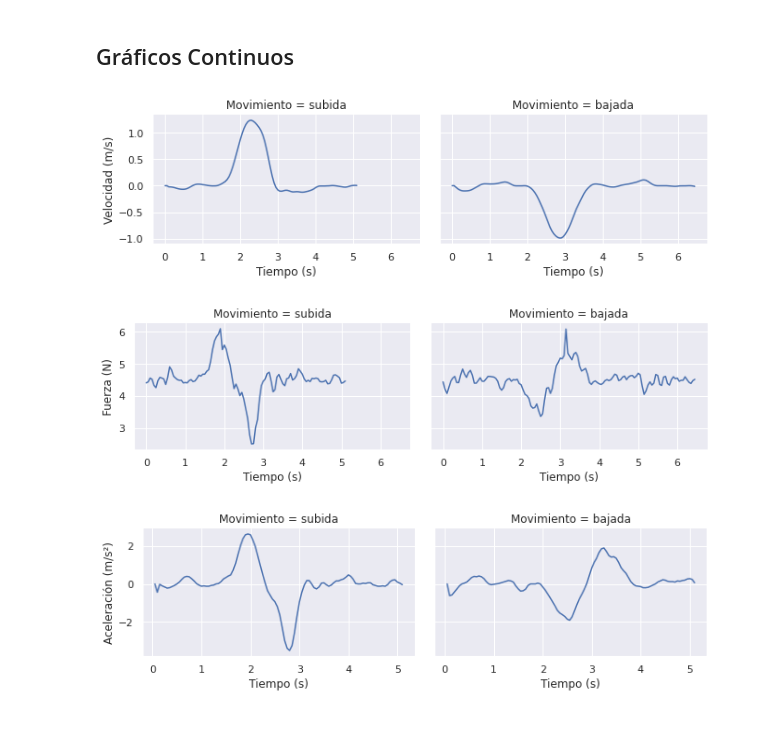
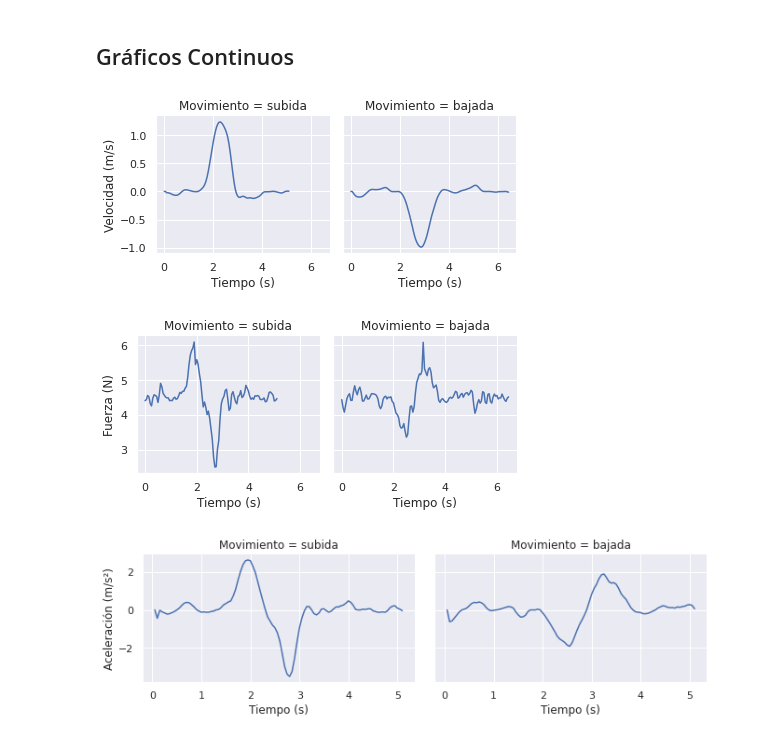
Before and after one commit to agucova/labs-dinamica, a Jupyter notebook: set2/analisis.ipynb, the cells around one changed output. Saved outputs shown, nothing was run; the diff lists cells and outputs as text; code cells hidden in the pictures.

```diff
--- a/set2/analisis.ipynb
+++ b/set2/analisis.ipynb
@@ -95,20 +95,20 @@ plt.savefig('figs/scatter_acel.svg', format='svg')
 # %%
 v = sns.FacetGrid(datos, col="Movimiento")
 v.map(sns.lineplot, "Tiempo (s)", "Velocidad (m/s)", ci="sd")
 v.add_legend()
-v.fig.set_figheight(3)
-v.fig.set_figwidth(10)
-plt.savefig('figs/velocidad.svg', format='svg')
+# v.fig.set_figheight(3)
+# v.fig.set_figwidth(10)
+plt.savefig('figs/velocidad.png', format='png', dpi=300)
 
 f = sns.FacetGrid(datos, col="Movimiento")
 f.map(sns.lineplot, "Tiempo (s)", "Fuerza (N)", ci="sd")
 f.add_legend()
-f.fig.set_figheight(3)
-f.fig.set_figwidth(10)
-plt.savefig('figs/fuerza.svg', format='svg')
+# f.fig.set_figheight(3)
+# f.fig.set_figwidth(10)
+plt.savefig('figs/fuerza.png', format='png', dpi=300)
 # %% [output]
-[figure, old version]
+[figure, new version]
-[figure, old version]
+[figure, new version]
 # %%
 a = sns.FacetGrid(datos, col="Movimiento")
 a.map(sns.lineplot, "Tiempo (s)", "Aceleración (m/s²)", ci="sd")
```
Also changed, not shown: parts of 4 cells of this notebook, 32 other files.
